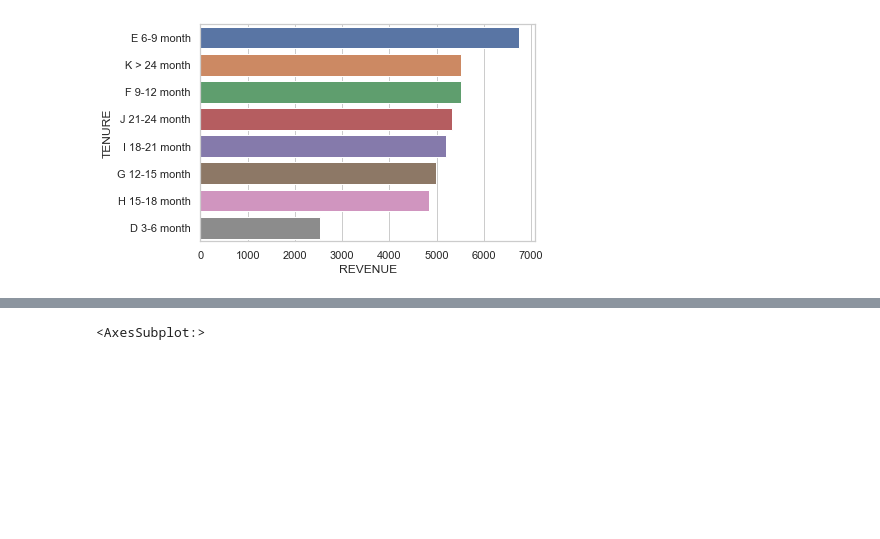
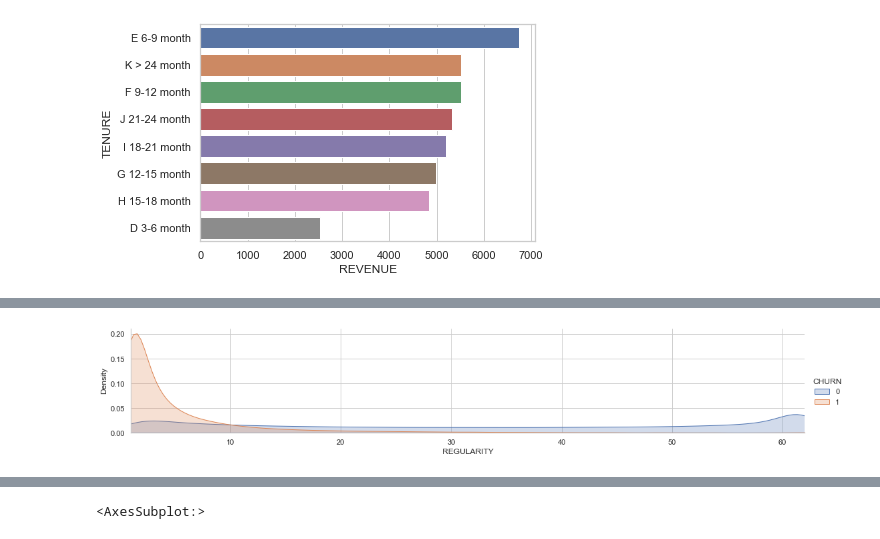
Before and after one commit to aifenaike/Expresso_Prediction, a Jupyter notebook: exploratory_data_analysis.ipynb, the cells around one changed output, grey strips where cells are left out. Cells and saved outputs as stored; diff of their text form; code cells hidden in the pictures; blank space fills up the shorter version.

```diff
--- a/exploratory_data_analysis.ipynb
+++ b/exploratory_data_analysis.ipynb
@@ -159,0 +186,4 @@ sns.barplot(x = 'REVENUE',y = 'TENURE',data = df)
+# %%
+kdeplot('REGULARITY',Train)
+# %% [output]
+[figure, added]
```
Also changed, not shown: parts of 34 cells of this notebook, 2 other files.
